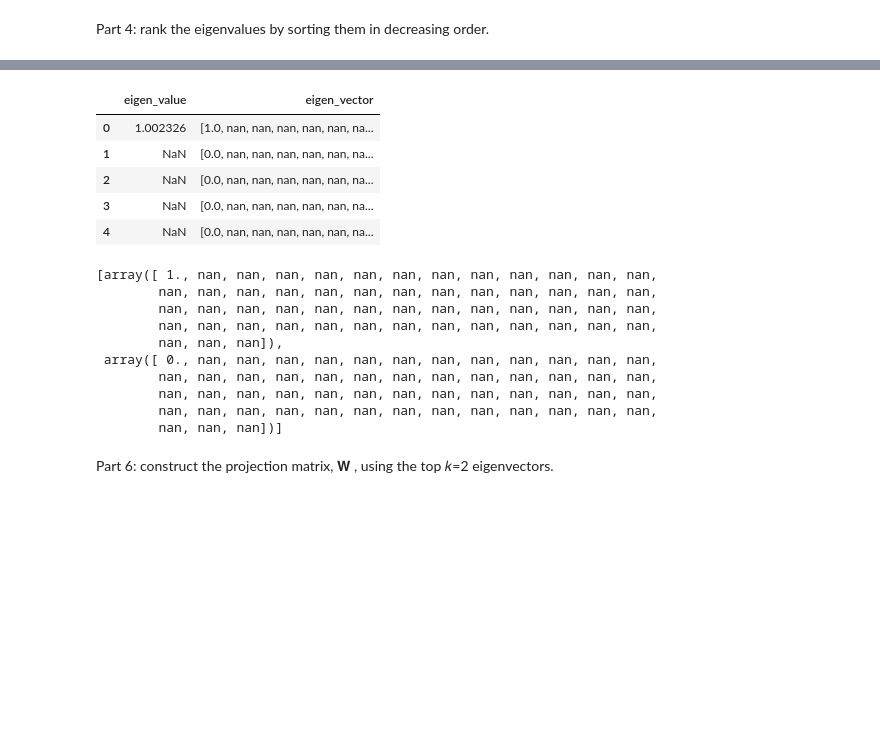
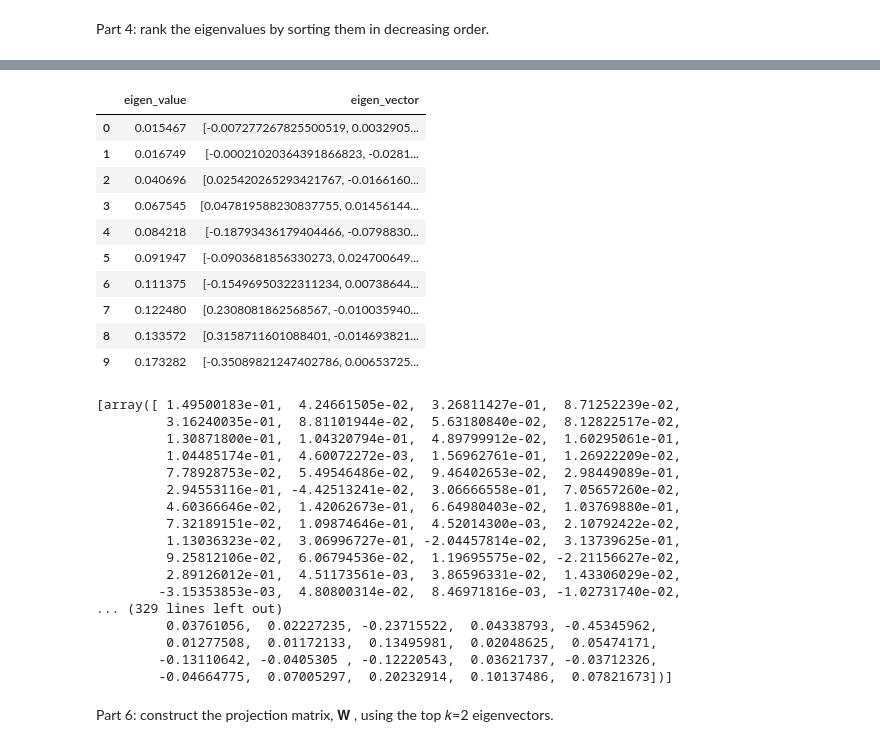
Before and after one commit to rennsport/mids-207-project, a Jupyter notebook: wip/EDA_AGanti.ipynb, the cells around one changed output, grey strips where cells are left out. Saved outputs shown, nothing was run; the diff lists cells and outputs as text; code cells hidden in the pictures; blank space fills up the shorter version.

```diff
--- a/wip/EDA_AGanti.ipynb
+++ b/wip/EDA_AGanti.ipynb
@@ -230,0 +277,3 @@ train[train['EL'].isna()]
+# %%
+train.dropna(axis=0, inplace=True)
+train
@@ -726,33 +841,45 @@ Part 5: select  𝑘=2
 # %%
 # create eigen pairs of vectors and values
 eigen_pairs = [(eigen_values[i], eigen_vectors[:,i]) for i in range(len(eigen_vectors))]
 
 # transform to df
 eigen_pairs = pd.DataFrame(eigen_pairs)
 eigen_pairs.rename(columns={0: 'eigen_value', 1: 'eigen_vector'}, inplace=True)
-eigen_pairs.head()
+eigen_pairs.head(10)
 # %% [output]
 |  | eigen_value | eigen_vector |
-| 0 | 1.002326 | [1.0, nan, nan, nan, nan, nan, na... |
-| 1 | NaN | [0.0, nan, nan, nan, nan, nan, na... |
-| 2 | NaN | [0.0, nan, nan, nan, nan, nan, na... |
-| 3 | NaN | [0.0, nan, nan, nan, nan, nan, na... |
-| 4 | NaN | [0.0, nan, nan, nan, nan, nan, na... |
+| 0 | 0.015467 | [-0.007277267825500519, 0.0032905... |
+| 1 | 0.016749 | [-0.00021020364391866823, -0.0281... |
+| 2 | 0.040696 | [0.025420265293421767, -0.0166160... |
+| 3 | 0.067545 | [0.047819588230837755, 0.01456144... |
+| 4 | 0.084218 | [-0.18793436179404466, -0.0798830... |
+| 5 | 0.091947 | [-0.0903681856330273, 0.024700649... |
+| 6 | 0.111375 | [-0.15496950322311234, 0.00738644... |
+| 7 | 0.122480 | [0.2308081862568567, -0.010035940... |
+| 8 | 0.133572 | [0.3158711601088401, -0.014693821... |
+| 9 | 0.173282 | [-0.35089821247402786, 0.00653725... |
 # %%
 # select the top 2 eigenvectors based on the eigenvalue
-top2_eigen_vectors = eigen_pairs.nlargest(2, 'eigen_value')['eigen_vector'].values.tolist()
+top2_eigen_vectors = eigen_pairs.nlargest(30, 'eigen_value')['eigen_vector'].values.tolist()
 top2_eigen_vectors
 # %% [output]
-[array([ 1., nan, nan, nan, nan, nan, nan, nan, nan, nan, nan, nan, nan,
-        nan, nan, nan, nan, nan, nan, nan, nan, nan, nan, nan, nan, nan,
-        nan, nan, nan, nan, nan, nan, nan, nan, nan, nan, nan, nan, nan,
-        nan, nan, nan, nan, nan, nan, nan, nan, nan, nan, nan, nan, nan,
-        nan, nan, nan]),
- array([ 0., nan, nan, nan, nan, nan, nan, nan, nan, nan, nan, nan, nan,
-        nan, nan, nan, nan, nan, nan, nan, nan, nan, nan, nan, nan, nan,
-        nan, nan, nan, nan, nan, nan, nan, nan, nan, nan, nan, nan, nan,
-        nan, nan, nan, nan, nan, nan, nan, nan, nan, nan, nan, nan, nan,
-        nan, nan, nan])]
+[array([ 1.49500183e-01,  4.24661505e-02,  3.26811427e-01,  8.71252239e-02,
+         3.16240035e-01,  8.81101944e-02,  5.63180840e-02,  8.12822517e-02,
+         1.30871800e-01,  1.04320794e-01,  4.89799912e-02,  1.60295061e-01,
+         1.04485174e-01,  4.60072272e-03,  1.56962761e-01,  1.26922209e-02,
+         7.78928753e-02,  5.49546486e-02,  9.46402653e-02,  2.98449089e-01,
+         2.94553116e-01, -4.42513241e-02,  3.06666558e-01,  7.05657260e-02,
+         4.60366646e-02,  1.42062673e-01,  6.64980403e-02,  1.03769880e-01,
+         7.32189151e-02,  1.09874646e-01,  4.52014300e-03,  2.10792422e-02,
+         1.13036323e-02,  3.06996727e-01, -2.04457814e-02,  3.13739625e-01,
+         9.25812106e-02,  6.06794536e-02,  1.19695575e-02, -2.21156627e-02,
+         2.89126012e-01,  4.51173561e-03,  3.86596331e-02,  1.43306029e-02,
+        -3.15353853e-03,  4.80800314e-02,  8.46971816e-03, -1.02731740e-02,
+... (329 lines left out)
+         0.03761056,  0.02227235, -0.23715522,  0.04338793, -0.45345962,
+         0.01277508,  0.01172133,  0.13495981,  0.02048625,  0.05474171,
+        -0.13110642, -0.0405305 , -0.12220543,  0.03621737, -0.03712326,
+        -0.04664775,  0.07005297,  0.20232914,  0.10137486,  0.07821673])]
 # %% [markdown]
 Part 6: construct the projection matrix,  𝐖
  , using the top  𝑘=2
```
Also changed, not shown: parts of 41 cells of this notebook.
